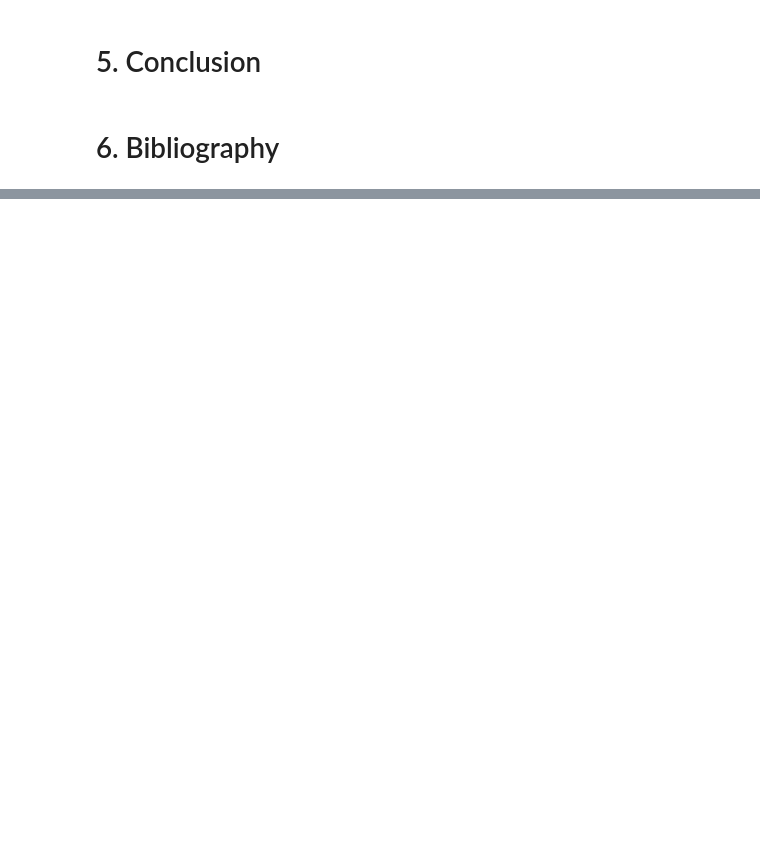
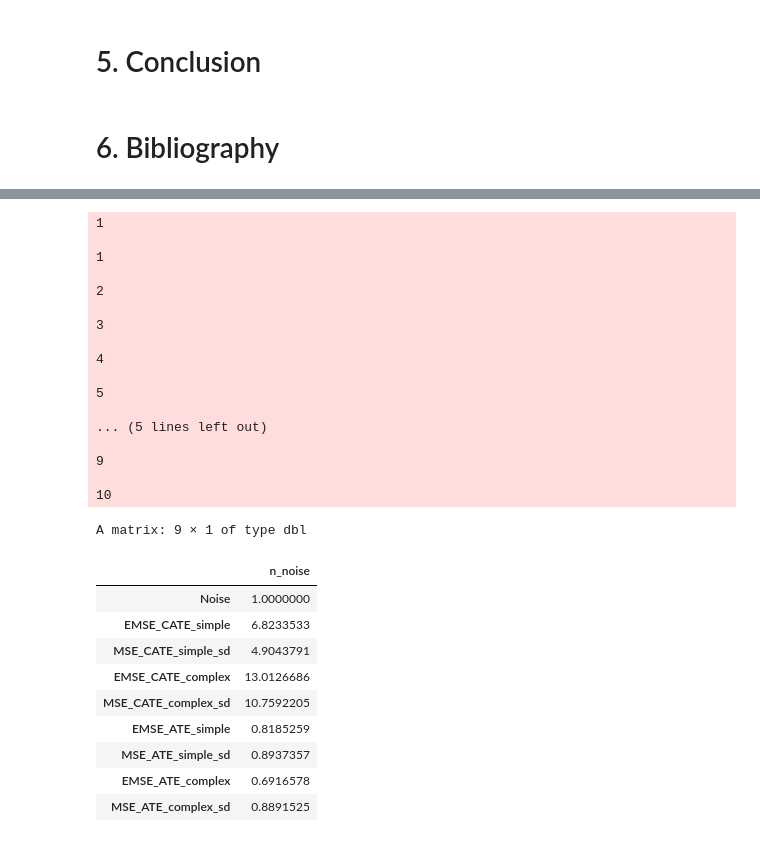
Before and after one commit to thaller97/Computational-Statistics-Project, a Jupyter notebook: CS_project.ipynb, the cells around one changed output, grey strips where cells are left out. Saved outputs shown, nothing was run; the diff lists cells and outputs as text; code cells hidden in the pictures; blank space fills up the shorter version.

```diff
--- a/CS_project.ipynb
+++ b/CS_project.ipynb
@@ -951,0 +1233,31 @@ graph_CATE_sd <- dataset_graph(data=Table_ATE,vars=c("MSE_ATE_crf_sd","MSE_ATE_s
+# %%
+ols_sim_noise(n_noise_vec=c(1),m=10,dgp_complex=T,n_obs=100)
+# %% [output]
+1
+
+1
+
+2
+
+3
+
+4
+
+5
+
+... (5 lines left out)
+
+9
+
+10
+A matrix: 9 × 1 of type dbl
+|  | n_noise |
+| Noise | 1.0000000 |
+| EMSE_CATE_simple | 6.8233533 |
+| MSE_CATE_simple_sd | 4.9043791 |
+| EMSE_CATE_complex | 13.0126686 |
+| MSE_CATE_complex_sd | 10.7592205 |
+| EMSE_ATE_simple | 0.8185259 |
+| MSE_ATE_simple_sd | 0.8937357 |
+| EMSE_ATE_complex | 0.6916578 |
+| MSE_ATE_complex_sd | 0.8891525 |
```
Also changed, not shown: parts of 31 cells of this notebook, 1 other file.
